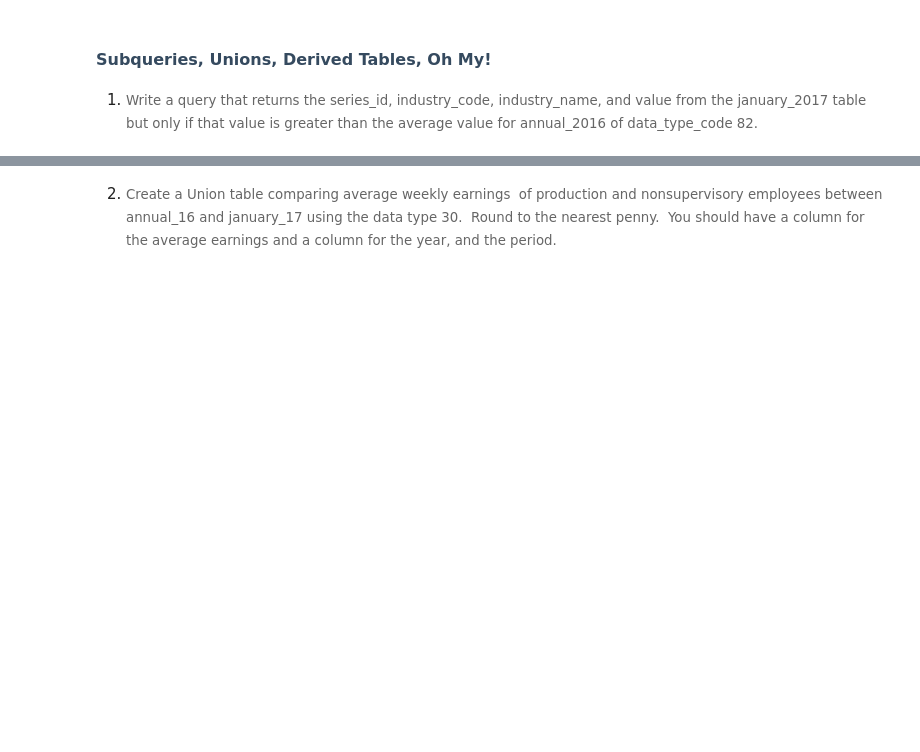
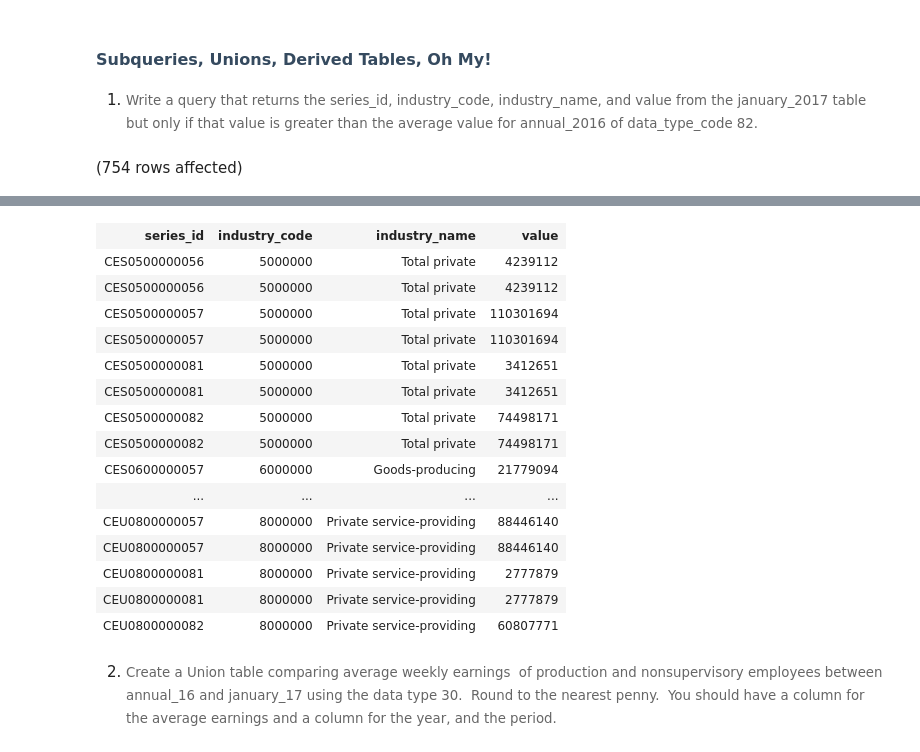
Before and after one commit to Cnidhi82/Assignment3_9to5, a Jupyter notebook: 9to5.ipynb, the cells around one changed output, grey strips where cells are left out. Drawn from its saved outputs; the diff is of its cells as text; code cells hidden in the pictures; blank space fills up the shorter version.

```diff
--- a/9to5.ipynb
+++ b/9to5.ipynb
@@ -256,0 +321,12 @@ Total execution time: 00:00:00.103
+# %%
+select i.industry_name,
+sum(j.[value]) as average_earnings
+from LaborStatisticsDB.dbo.january_2017 j
+INNER JOIN LaborStatisticsDB.dbo.series s
+on j.series_id = s.series_id
+INNER JOIN LaborStatisticsDB.dbo.industry i
+on s.industry_code = i.industry_code
+WHERE --s.data_type_code =30 and
+s.series_title ='Average weekly hours of production and nonsupervisory employees'
+GROUP by i.industry_name
+order by sum(j.[value]) DESC
@@ -286,0 +354,12 @@ Total execution time: 00:00:00.131
+# %%
+select i.industry_name,
+sum(j.[value]) as average_earnings
+from LaborStatisticsDB.dbo.january_2017 j
+INNER JOIN LaborStatisticsDB.dbo.series s
+on j.series_id = s.series_id
+INNER JOIN LaborStatisticsDB.dbo.industry i
+on s.industry_code = i.industry_code
+WHERE --s.data_type_code =30 and
+s.series_title ='Aggregate weekly payrolls of production and nonsupervisory employees'
+GROUP by i.industry_name
+order by sum(j.[value]) DESC
@@ -288,3 +386,17 @@ Total execution time: 00:00:00.131
 ## <span style="font-size: 12pt; font-family: Montserrat, sans-serif; color: rgb(53, 74, 95); background-color: rgb(255, 255, 255); font-weight: 700; font-variant-numeric: normal; font-variant-east-asian: normal; vertical-align: baseline; white-space: pre-wrap;">Subqueries, Unions, Derived Tables, Oh My!</span>
 
 1. <span style="background-color: rgb(255, 255, 255); font-size: 10pt; white-space: pre-wrap; color: rgb(102, 102, 102); font-family: Arvo, serif;">Write a query that returns the series_id, industry_code, industry_name, and value from the january_2017 table but only if that value is greater than the average value for annual_2016 of data_type_code 82.</span>
+# %%
+--SELECT series_id, industry_code, industry_name,value from LaborStatisticsDB.dbo.january_2017
+
+SELECT j.series_id,i.industry_code,i.industry_name, j.[value] from LaborStatisticsDB.dbo.january_2017 j
+INNER JOIN  LaborStatisticsDB.dbo.series s
+on s.series_id = j.series_id
+INNER join LaborStatisticsDB.dbo.industry i
+on i.industry_code = s.industry_code
+where j.value > (select avg(a.[value]) from LaborStatisticsDB.dbo.annual_2016 a
+ INNER JOIN LaborStatisticsDB.dbo.series s
+on a.series_id = s.series_id
+  WHERE s.data_type_code =82)
+# %% [output]
+(754 rows affected)
@@ -291,2 +404,18 @@ Total execution time: 00:00:00.131
+| series_id | industry_code | industry_name | value |
+| CES0500000056 | 5000000 | Total private | 4239112 |
+| CES0500000056 | 5000000 | Total private | 4239112 |
+| CES0500000057 | 5000000 | Total private | 110301694 |
+| CES0500000057 | 5000000 | Total private | 110301694 |
+| CES0500000081 | 5000000 | Total private | 3412651 |
+| CES0500000081 | 5000000 | Total private | 3412651 |
+| CES0500000082 | 5000000 | Total private | 74498171 |
+| CES0500000082 | 5000000 | Total private | 74498171 |
+| CES0600000057 | 6000000 | Goods-producing | 21779094 |
+| ... | ... | ... | ... |
+| CEU0800000057 | 8000000 | Private service-providing | 88446140 |
+| CEU0800000057 | 8000000 | Private service-providing | 88446140 |
+| CEU0800000081 | 8000000 | Private service-providing | 2777879 |
+| CEU0800000081 | 8000000 | Private service-providing | 2777879 |
+| CEU0800000082 | 8000000 | Private service-providing | 60807771 |
 # %% [markdown]
 2. <span style="background-color: rgb(255, 255, 255); font-size: 10pt; white-space: pre-wrap; color: rgb(102, 102, 102); font-family: Arvo, serif;">Create a Union table comparing average weekly earnings&nbsp; of production and nonsupervisory employees between annual_16 and january_17 using the data type 30.&nbsp; Round to the nearest penny.&nbsp; You should have a column for the average earnings and a column for the year, and the period.</span>
```
Also changed, not shown: parts of 18 cells of this notebook.
